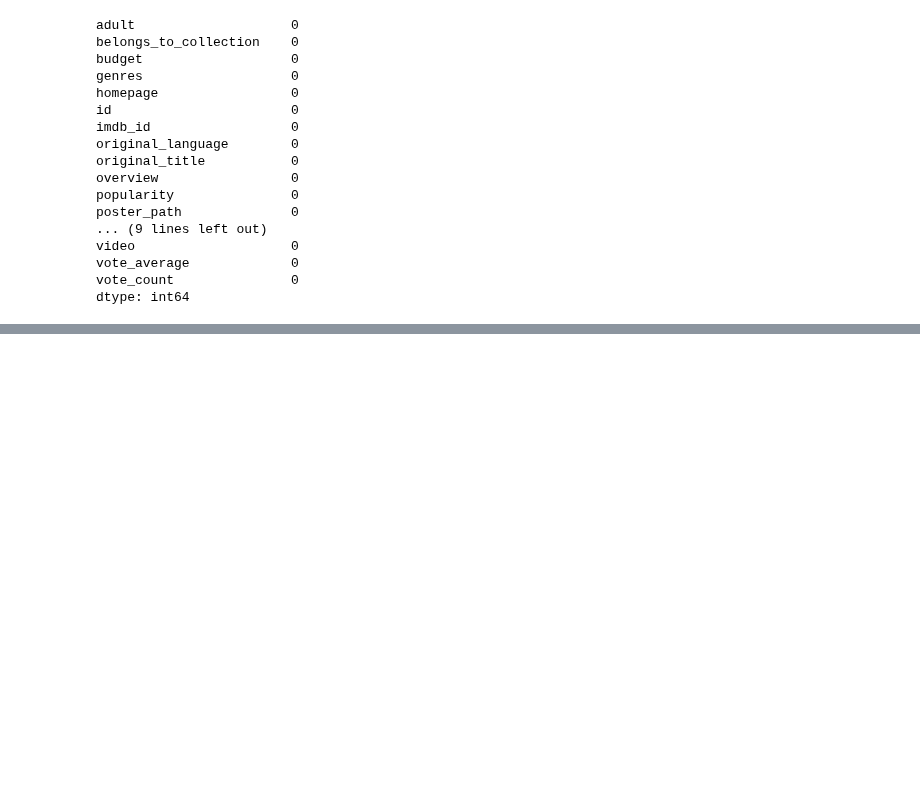
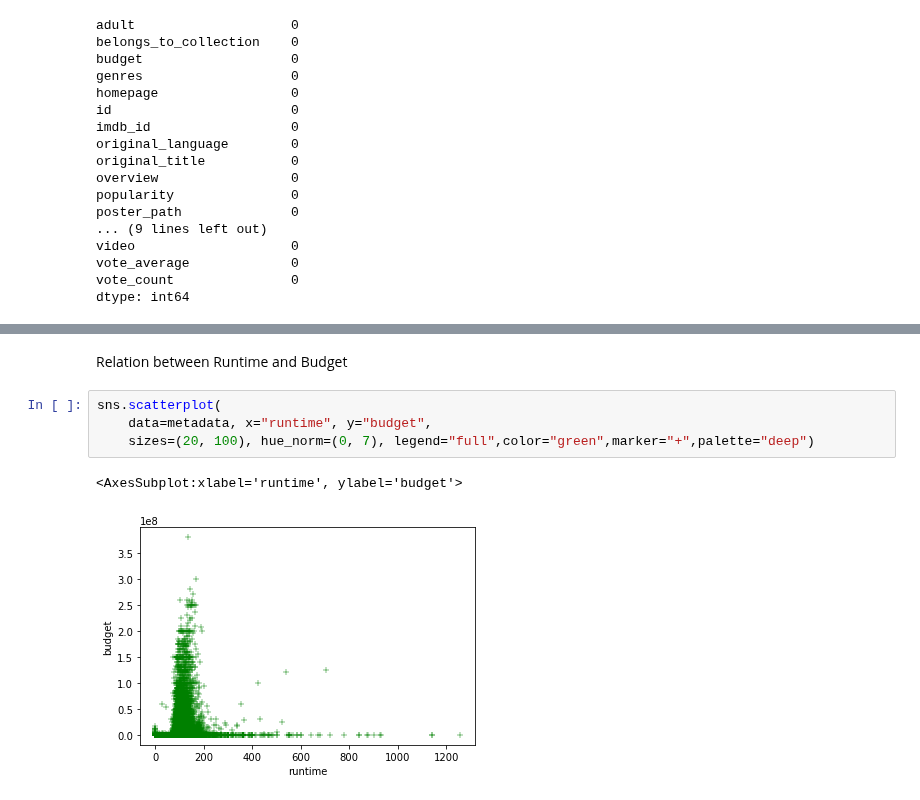
Before and after one commit to priya25-1998/Capstone-Project_Movie-Recommendation-Engine, a Jupyter notebook: Understanding the Dataset.ipynb, the cells around one changed output, grey strips where cells are left out. Cells and saved outputs as stored; diff of their text form; blank space fills up the shorter version.

```diff
--- a/Understanding the Dataset.ipynb
+++ b/Understanding the Dataset.ipynb
@@ -554,0 +696,9 @@ dtype: int64
+# %% [markdown]
+Relation between Runtime and Budget
+# %%
+sns.scatterplot(
+    data=metadata, x="runtime", y="budget",
+    sizes=(20, 100), hue_norm=(0, 7), legend="full",color="green",marker="+",palette="deep")
+# %% [output]
+<AxesSubplot:xlabel='runtime', ylabel='budget'>
+[figure, added]
```
Also changed, not shown: parts of 27 cells of this notebook.
